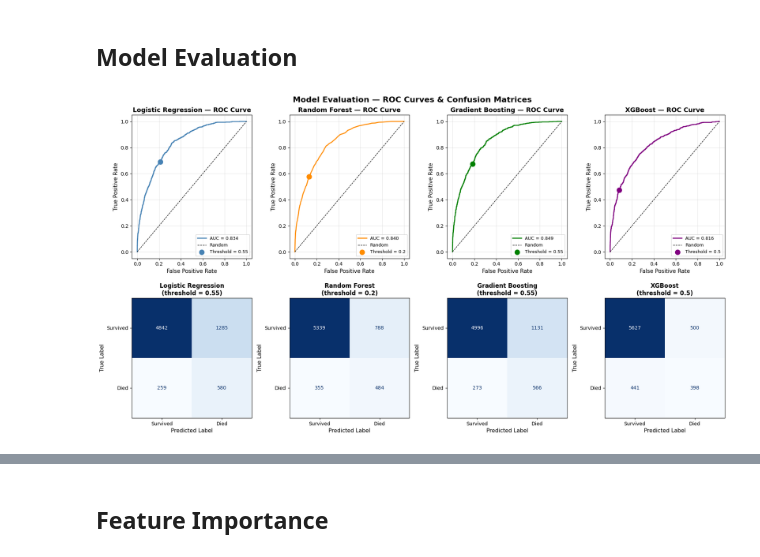
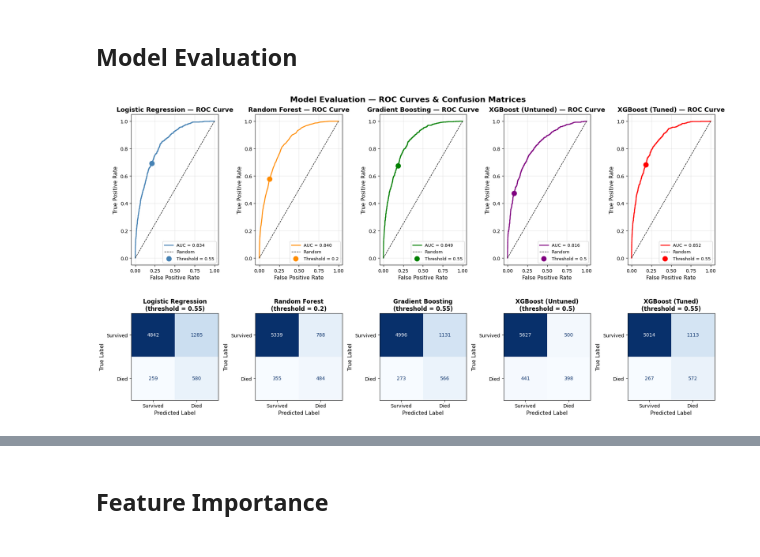
Before and after one commit to UCSF-DataSci/final-project-jack-neary, a Jupyter notebook: modeling.ipynb, the cells around one changed output, grey strips where cells are left out. Cells and saved outputs as stored; diff of their text form; code cells hidden in the pictures.

Commit message:
Merged XGBoost model into modeling.ipynb

```diff
--- a/modeling.ipynb
+++ b/modeling.ipynb
@@ -148,7 +148,7 @@ models = {
     'Logistic Regression': LogisticRegression(max_iter=1000, class_weight='balanced'),
     'Random Forest': RandomForestClassifier(n_estimators=200, class_weight='balanced', random_state=42),
     'Gradient Boosting': GradientBoostingClassifier(n_estimators=200, random_state=42),
-    'XGBoost': XGBClassifier(
+    'XGBoost (Untuned)': XGBClassifier(
         n_estimators=200,
         scale_pos_weight=ratio,
         random_state=42,
@@ -156,37 +156,5 @@ models = {
         verbosity=0
     )
 }
-
-# TODO: Train and evaluate all models
-models_fitted = {}
-
-for name, model in models.items():
-    pipe = Pipeline([
-        ('preprocessor', preprocessor),
-        ('model', model)
-    ])
-
-    cv_scores = cross_val_score(
-        pipe, X_train, y_train,
-        cv=StratifiedKFold(5), scoring='roc_auc'
-    )
-
-    if name == 'Gradient Boosting':
-        sample_weights = compute_sample_weight(class_weight='balanced', y=y_train)
-        pipe.fit(X_train, y_train,
-                 model__sample_weight=sample_weights)  # ← fix
-    else:
-        pipe.fit(X_train, y_train)
-
-    y_prob = pipe.predict_proba(X_test)[:, 1]
-    test_auc = roc_auc_score(y_test, y_prob)
-
-    models_fitted[name] = pipe
-
-    print(f"{name}:")
-    print(f"  CV AUC   = {cv_scores.mean():.3f} ± {cv_scores.std():.3f}")
-    print(f"  Test AUC = {test_auc:.3f}\n")
-    # print(classification_report(y_test, y_pred,
-    #                             target_names=['Survived', 'Died']))
 # %% [output]
 Class ratio (neg/pos): 7.3
@@ -237,35 +353,35 @@ Best thresholds: {'Logistic Regression': np.float64(0.55), 'Random Forest': np.f
 ## Model Evaluation
 # %%
 # ROC Curves and Confusion Matrices
-fig, axes = plt.subplots(2, 4, figsize=(18, 10))
+fig, axes = plt.subplots(2, 5, figsize=(18, 10))
 
-colors = ['steelblue', 'darkorange', 'green', 'purple']
+colors = ['steelblue', 'darkorange', 'green', 'purple', 'red']
 
 for i, ((name, pipe), color) in enumerate(zip(models_fitted.items(), colors)):
 
     thresh = best_thresholds[name]          # use best threshold
 
     # ROC curve - top row
     plot_roc_curve(
         pipe, X_test, y_test,
         model_name=name,
         color=color,
         threshold=thresh,
         ax=axes[0, i]
     )
 
     # Confusion matrix — bottom row
     plot_confusion_matrix(
         pipe, X_test, y_test,
         model_name=name,
         threshold=thresh,
         ax=axes[1, i]
     )
 
 plt.suptitle('Model Evaluation — ROC Curves & Confusion Matrices',
              fontsize=16, fontweight='bold')
 plt.tight_layout()
 plt.savefig('sanity_outputs/model_evaluation.png', dpi=300, bbox_inches='tight')
 plt.show()
 # %% [output]
-[figure, old version]
+[figure, new version]
```
Also changed, not shown: parts of 11 cells of this notebook, 4 other files.
